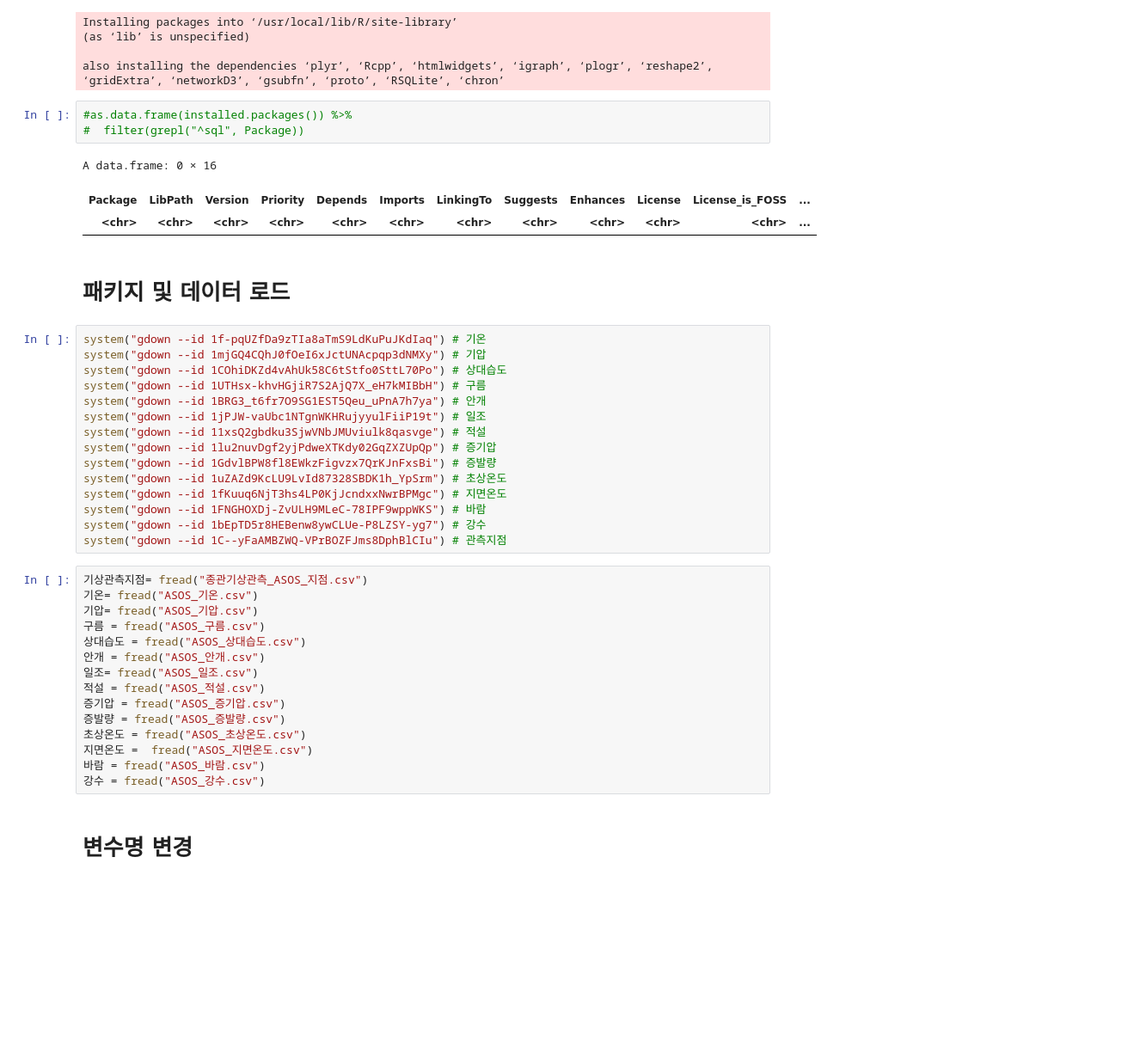
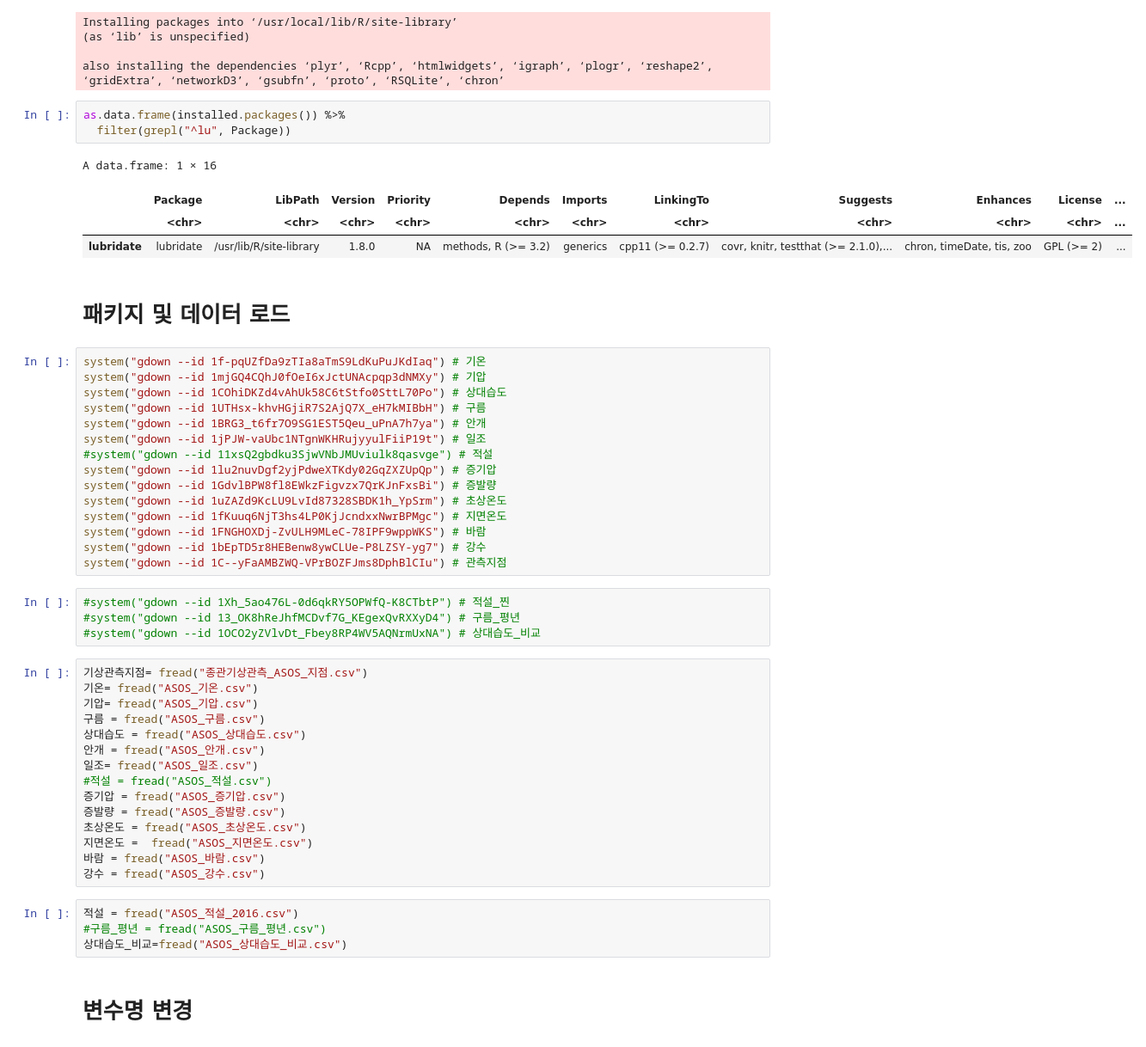
Before and after one commit to min02yam/Prediction-of-Cardiovascular-Disease-Incidence-using-machine-learning, a Jupyter notebook: ASOS데이터.ipynb, the cells around one changed output. Shown at 86% size. Cells and saved outputs as stored; diff of their text form; blank space fills up the shorter version.

```diff
--- a/ASOS데이터.ipynb
+++ b/ASOS데이터.ipynb
@@ -18,12 +22,13 @@ Installing packages into ‘/usr/local/lib/R/site-library’
 
 also installing the dependencies ‘plyr’, ‘Rcpp’, ‘htmlwidgets’, ‘igraph’, ‘plogr’, ‘reshape2’, ‘gridExtra’, ‘networkD3’, ‘gsubfn’, ‘proto’, ‘RSQLite’, ‘chron’
 # %%
-#as.data.frame(installed.packages()) %>%
-#  filter(grepl("^sql", Package))
+as.data.frame(installed.packages()) %>%
+  filter(grepl("^lu", Package))
 # %% [output]
-A data.frame: 0 × 16
+A data.frame: 1 × 16
-| Package | LibPath | Version | Priority | Depends | Imports | LinkingTo | Suggests | Enhances | License | License_is_FOSS | ... |
-| <chr> | <chr> | <chr> | <chr> | <chr> | <chr> | <chr> | <chr> | <chr> | <chr> | <chr> | ... |
+|  | Package | LibPath | Version | Priority | Depends | Imports | LinkingTo | Suggests | Enhances | License | ... |
+|  | <chr> | <chr> | <chr> | <chr> | <chr> | <chr> | <chr> | <chr> | <chr> | <chr> | ... |
+| lubridate | lubridate | /usr/lib/R/site-library | 1.8.0 | NA | methods, R (>= 3.2) | generics | cpp11 (>= 0.2.7) | covr, knitr, testthat (>= 2.1.0),... | chron, timeDate, tis, zoo | GPL (>= 2) | ... |
 # %% [markdown]
 # 패키지 및 데이터 로드
 # %%
@@ -33,7 +38,7 @@ system("gdown --id 1COhiDKZd4vAhUk58C6tStfo0SttL70Po") # 상대습도
 system("gdown --id 1UTHsx-khvHGjiR7S2AjQ7X_eH7kMIBbH") # 구름
 system("gdown --id 1BRG3_t6fr7O9SG1EST5Qeu_uPnA7h7ya") # 안개
 system("gdown --id 1jPJW-vaUbc1NTgnWKHRujyyulFiiP19t") # 일조
-system("gdown --id 11xsQ2gbdku3SjwVNbJMUviulk8qasvge") # 적설
+#system("gdown --id 11xsQ2gbdku3SjwVNbJMUviulk8qasvge") # 적설
 system("gdown --id 1lu2nuvDgf2yjPdweXTKdy02GqZXZUpQp") # 증기압
 system("gdown --id 1GdvlBPW8fl8EWkzFigvzx7QrKJnFxsBi") # 증발량
 system("gdown --id 1uZAZd9KcLU9LvId87328SBDK1h_YpSrm") # 초상온도
@@ -41,6 +46,10 @@ system("gdown --id 1fKuuq6NjT3hs4LP0KjJcndxxNwrBPMgc") # 지면온도
 system("gdown --id 1FNGHOXDj-ZvULH9MLeC-78IPF9wppWKS") # 바람
 system("gdown --id 1bEpTD5r8HEBenw8ywCLUe-P8LZSY-yg7") # 강수
 system("gdown --id 1C--yFaAMBZWQ-VPrBOZFJms8DphBlCIu") # 관측지점
+# %%
+#system("gdown --id 1Xh_5ao476L-0d6qkRY5OPWfQ-K8CTbtP") # 적설_찐
+#system("gdown --id 13_OK8hReJhfMCDvf7G_KEgexQvRXXyD4") # 구름_평년
+#system("gdown --id 1OCO2yZVlvDt_Fbey8RP4WV5AQNrmUxNA") # 상대습도_비교
 # %%
 기상관측지점= fread("종관기상관측_ASOS_지점.csv")
 기온= fread("ASOS_기온.csv")
@@ -49,13 +58,17 @@ system("gdown --id 1C--yFaAMBZWQ-VPrBOZFJms8DphBlCIu") # 관측지점
 상대습도 = fread("ASOS_상대습도.csv")
 안개 = fread("ASOS_안개.csv")
 일조= fread("ASOS_일조.csv")
-적설 = fread("ASOS_적설.csv")
+#적설 = fread("ASOS_적설.csv")
 증기압 = fread("ASOS_증기압.csv")
 증발량 = fread("ASOS_증발량.csv")
 초상온도 = fread("ASOS_초상온도.csv")
 지면온도 =  fread("ASOS_지면온도.csv")
 바람 = fread("ASOS_바람.csv")
 강수 = fread("ASOS_강수.csv")
+# %%
+적설 = fread("ASOS_적설_2016.csv")
+#구름_평년 = fread("ASOS_구름_평년.csv")
+상대습도_비교=fread("ASOS_상대습도_비교.csv")
 # %% [markdown]
 # 변수명 변경
 # %%
```
Also changed, not shown: parts of 25 cells of this notebook.
